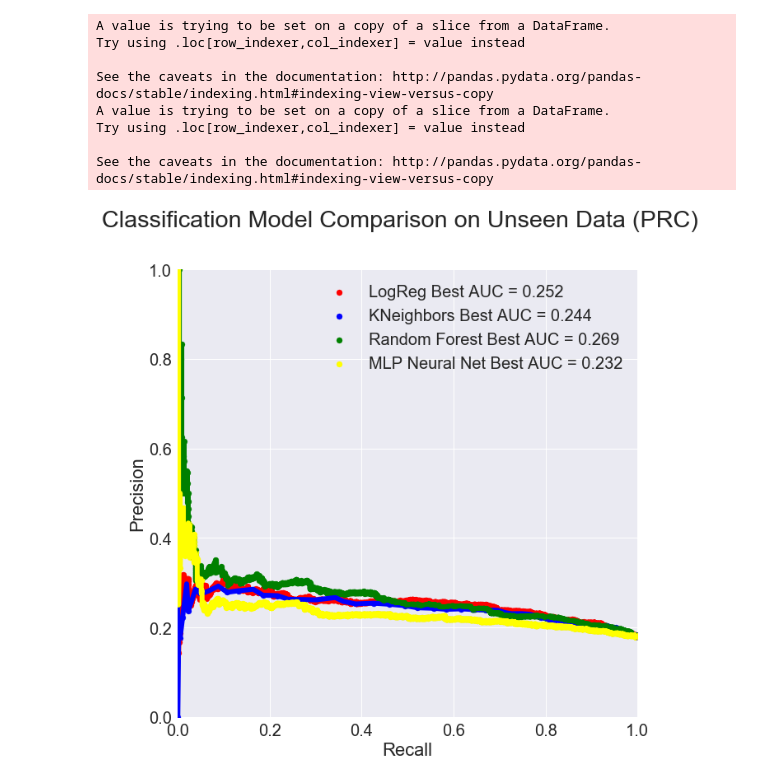
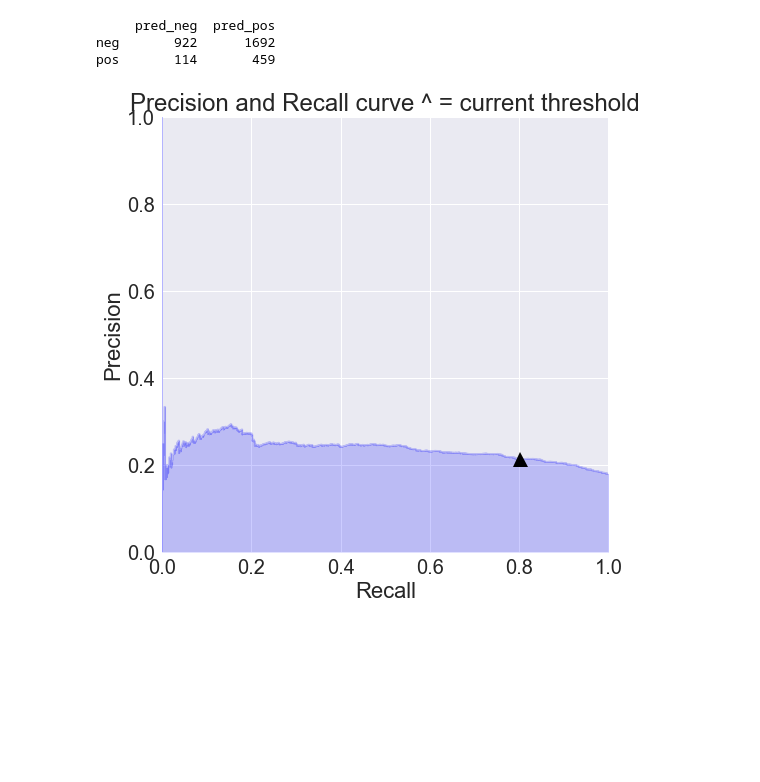
Before and after one commit to zcblack/Springboard, a Jupyter notebook: Capstone2/MachineLearningClassificationWithResampling.ipynb, the cells around one changed output. Drawn from its saved outputs; the diff is of its cells as text; code cells hidden in the pictures; blank space fills up the shorter version.

```diff
--- a/Capstone2/MachineLearningClassificationWithResampling.ipynb
+++ b/Capstone2/MachineLearningClassificationWithResampling.ipynb
@@ -353,64 +394,10 @@ plt.show()
-# %%
-# change  figure size
-mpl.rcParams['figure.figsize'] = (10,10)
-sns.set(font_scale = 2)
-#logistic regregression best model
-lr = LogisticRegression(C=bestC)
-lr.fit(dfX2,dfY2)
-preds = lr.decision_function(X_test)
-p,r, threshold = precision_recall_curve(y_test, preds)
-auc = metrics.auc(r,p)
-#plot ROC Curves of Logistic regression models using best Cs to from kFold Cross Validation
-plt.scatter(x=r, y=p, color = 'Red', label= 'LogReg Best AUC = '+ str(round(auc,3)))
-plt.plot(r,p,color= 'Red',linewidth=6.0)
-
-
-
-#knn best model
-knn = KNeighborsClassifier(bestK)
-knn.fit(dfX2,dfY2)
-preds = knn.predict_proba(X_test)[:,1]
-p,r, threshold = precision_recall_curve(y_test, preds)
-auc = metrics.auc(r,p)
-plt.scatter(x=r, y=p, color = 'Blue', label= 'KNeighbors Best AUC = '+ str(round(auc,3)))
-plt.plot(r,p,color= 'Blue',linewidth=6.0)
-
-#random forest best model
-rf = RandomForestClassifier(n_estimators=1000,min_samples_leaf =bestL,random_state=42)
-rf.fit(dfX2,dfY2)
-preds = rf.predict_proba(X_test)[:,1]
-p,r, threshold = precision_recall_curve(y_test, preds)
-auc = metrics.auc(r,p)
-plt.scatter(x=r, y=p, color = 'Green', label= 'Random Forest Best AUC = '+ str(round(auc,3)))
-plt.plot(r,p,color= 'Green',linewidth=6.0)
-
-# Neural Net MLPClassifier
-clf = MLPClassifier()
-clf.fit(dfX2,dfY2)
-preds = clf.predict_proba(X_test)[:,1]
-p,r, threshold = precision_recall_curve(y_test, preds)
-auc = metrics.auc(r,p)
-plt.scatter(x=r, y=p, color = 'Yellow', label= 'MLP Neural Net Best AUC = '+ str(round(auc,3)))
-plt.plot(r,p,color= 'Yellow',linewidth=6.0)
-
-x_mis = X_test[y_test !=rf.predict(X_test)]
-x_mis['prediction'] = rf.predict(x_mis)
-x_mis['actual'] = y_test[y_test != rf.predict(X_test)]
-
-plt.xlim(0,1)
-plt.ylim(0,1)
-plt.xlabel('Recall')
-plt.ylabel('Precision')
-plt.legend()
-plt.suptitle('Classification Model Comparison on Unseen Data (PRC)')
-plt.show()
-# %% [output]
-A value is trying to be set on a copy of a slice from a DataFrame.
-Try using .loc[row_indexer,col_indexer] = value instead
-
-See the caveats in the documentation: http://pandas.pydata.org/pandas-docs/stable/indexing.html#indexing-view-versus-copy
-A value is trying to be set on a copy of a slice from a DataFrame.
-Try using .loc[row_indexer,col_indexer] = value instead
-
-See the caveats in the documentation: http://pandas.pydata.org/pandas-docs/stable/indexing.html#indexing-view-versus-copy
-[figure, removed]
+# %%
+#
+y_scores = lr.predict_proba(X_test)[:,1]
+p,r,thresholds = precision_recall_curve(y_test,y_scores)
+precision_recall_threshold(p, r, thresholds,0.4)
+# %% [output]
+     pred_neg  pred_pos
+neg       922      1692
+pos       114       459
+[figure, added]
```
Also changed, not shown: parts of 16 cells of this notebook, 2 other files.
